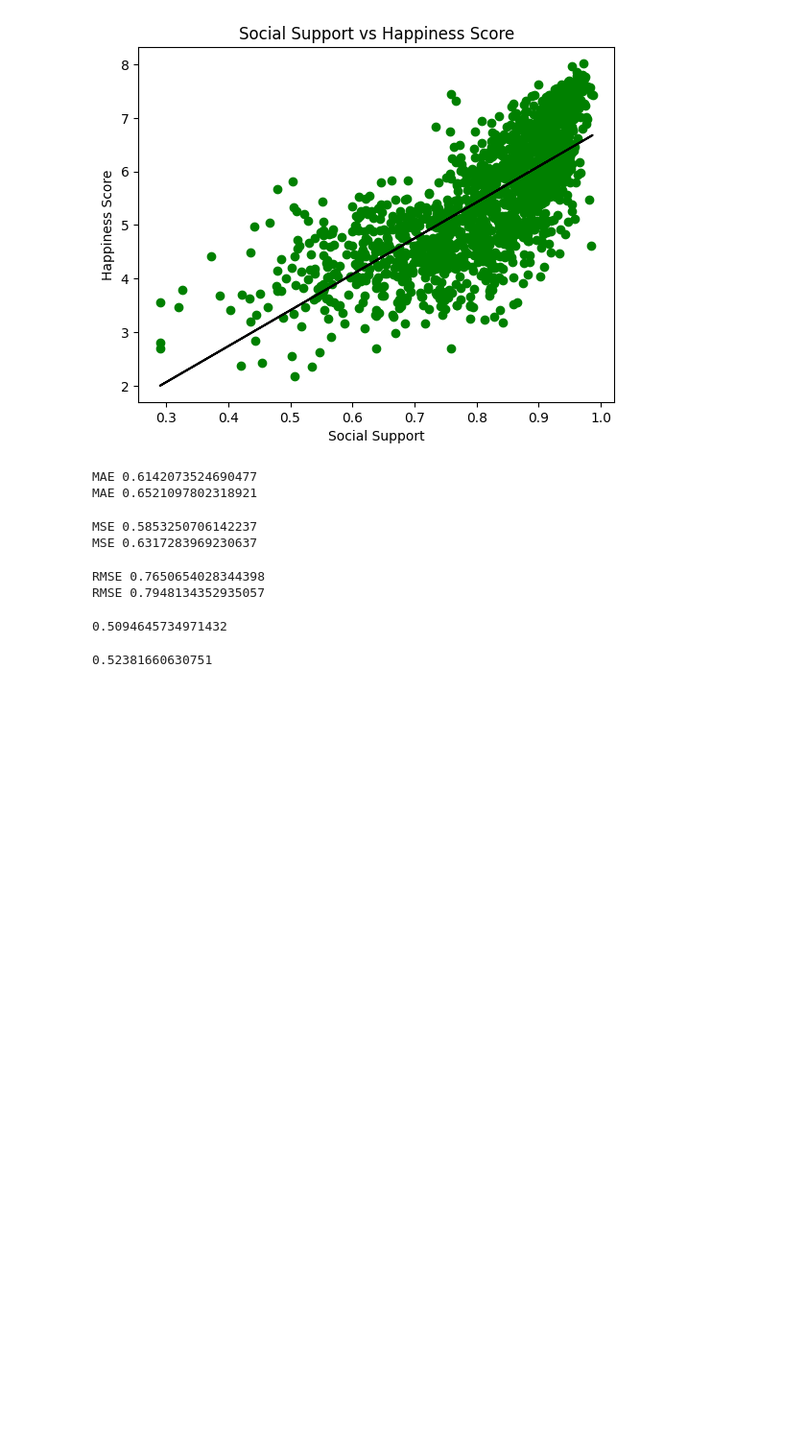
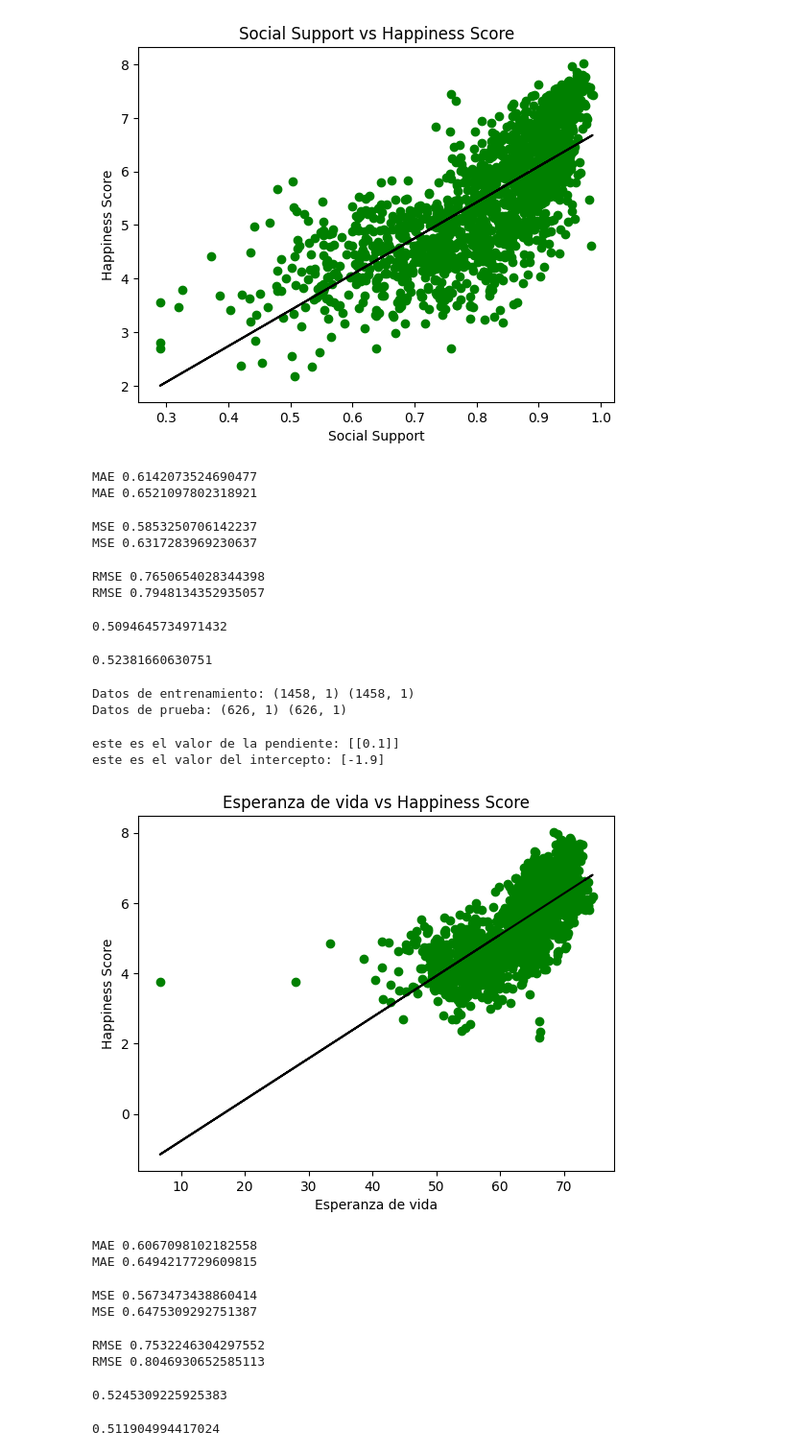
Before and after one commit to Lauracaroselli/CoderScience, a Jupyter notebook: CaroselliLaura_PROYECTOFINAL.ipynb, the cells around one changed output. Shown at 96% size. Saved outputs shown, nothing was run; the diff lists cells and outputs as text; code cells hidden in the pictures; blank space fills up the shorter version.

```diff
--- a/CaroselliLaura_PROYECTOFINAL.ipynb
+++ b/CaroselliLaura_PROYECTOFINAL.ipynb
@@ -554,3 +554,75 @@ r2 = r2_score(y_train,y_pred_train)
 print(r2)
 # %% [output]
 0.52381660630751
+# %%
+# Dividir los datos en conjuntos de entrenamiento y prueba
+X = felicidad[['Healthy life expectancy at birth']]  # Variable independiente
+y = felicidad[['Happiness score']]  # Variable dependiente
+
+X_train, X_test, y_train, y_test = train_test_split(X, y, test_size=0.3, random_state=0)
+
+print('Datos de entrenamiento:', X_train.shape, y_train.shape)
+print('Datos de prueba:', X_test.shape, y_test.shape)
+# %% [output]
+Datos de entrenamiento: (1458, 1) (1458, 1)
+Datos de prueba: (626, 1) (626, 1)
+# %%
+# crear el modelo
+modelo_esperanza_vida = LinearRegression()
+# Ajustar el modelo con X_train y y_train
+modelo_esperanza_vida.fit(X_train,y_train)
+# PRedecir con X_test
+y_pred = modelo_esperanza_vida.predict(X_test)
+y_pred_train = modelo_esperanza_vida.predict(X_train)
+# %%
+# Obtener la pendiente
+slope = modelo_esperanza_vida.coef_
+
+# Obtener los coeficientes de intercepción
+intercept = modelo_esperanza_vida.intercept_
+
+print("este es el valor de la pendiente:", slope.round(1))
+print("este es el valor del intercepto:", intercept.round(1))
+# %% [output]
+este es el valor de la pendiente: [[0.1]]
+este es el valor del intercepto: [-1.9]
+# %%
+#Visualización de los datos de entrenamiento
+
+viz_train = plt
+viz_train.scatter(X_train, y_train, color = 'g')
+viz_train.plot(X_train, modelo_esperanza_vida.predict(X_train), color = 'black')
+viz_train.title('Esperanza de vida vs Happiness Score')
+viz_train.xlabel('Esperanza de vida')
+viz_train.ylabel('Happiness Score')
+viz_train.show()
+# %% [output]
+[figure, added]
+# %%
+print("MAE",mean_absolute_error(y_test,y_pred))
+print("MAE",mean_absolute_error(y_train,y_pred_train))
+# %% [output]
+MAE 0.6067098102182558
+MAE 0.6494217729609815
+# %%
+print("MSE",mean_squared_error(y_test,y_pred))
+print("MSE",mean_squared_error(y_train,y_pred_train))
+# %% [output]
+MSE 0.5673473438860414
+MSE 0.6475309292751387
+# %%
+print("RMSE",np.sqrt(mean_squared_error(y_test,y_pred)))
+print("RMSE",np.sqrt(mean_squared_error(y_train,y_pred_train)))
+# %% [output]
+RMSE 0.7532246304297552
+RMSE 0.8046930652585113
+# %%
+r2 = r2_score(y_test,y_pred)
+print(r2)
+# %% [output]
+0.5245309225925383
+# %%
+r2 = r2_score(y_train,y_pred_train)
+print(r2)
+# %% [output]
+0.511904994417024
```
